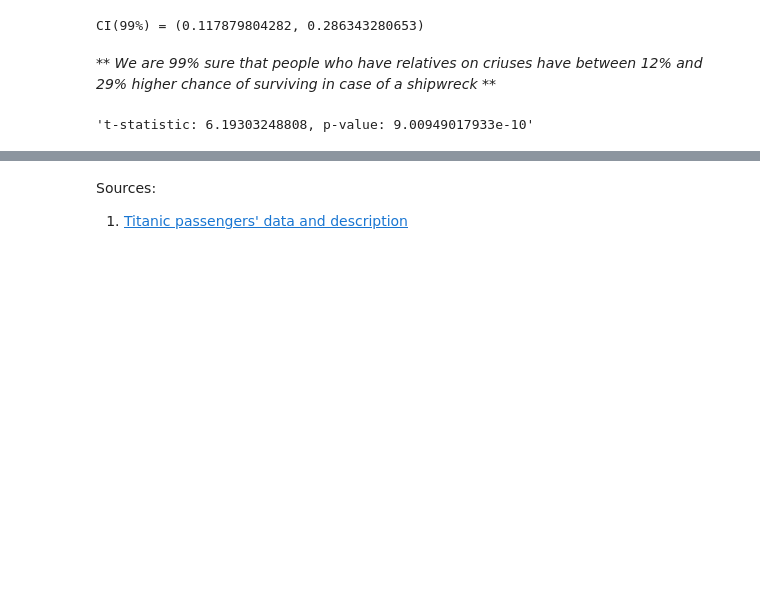
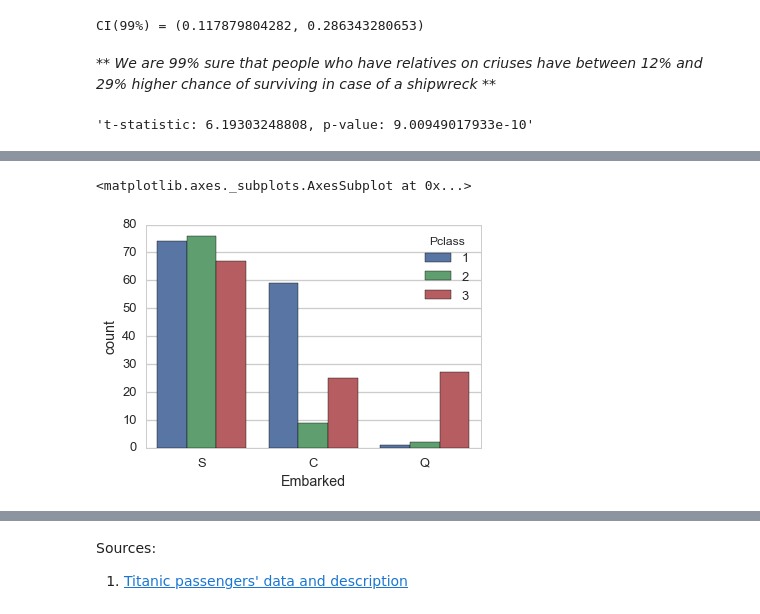
Before and after one commit to anenkov/dand-da-titanic, a Jupyter notebook: DA Research.ipynb, the cells around one changed output, grey strips where cells are left out. Drawn from its saved outputs; the diff is of its cells as text; code cells hidden in the pictures; blank space fills up the shorter version.

```diff
--- a/DA Research.ipynb
+++ b/DA Research.ipynb
@@ -194,0 +222,6 @@ t, p = ttest_ind(having_relatives, not_having_relatives)
+# %%
+# Display survivors location
+sns.countplot(x="Embarked", hue="Pclass", data=passengers_df[passengers_df['Survived'] == 1], order=['S', 'C', 'Q'])
+# %% [output]
+<matplotlib.axes._subplots.AxesSubplot at 0x...>
+[figure, added]
```
Also changed, not shown: parts of 14 cells of this notebook.
